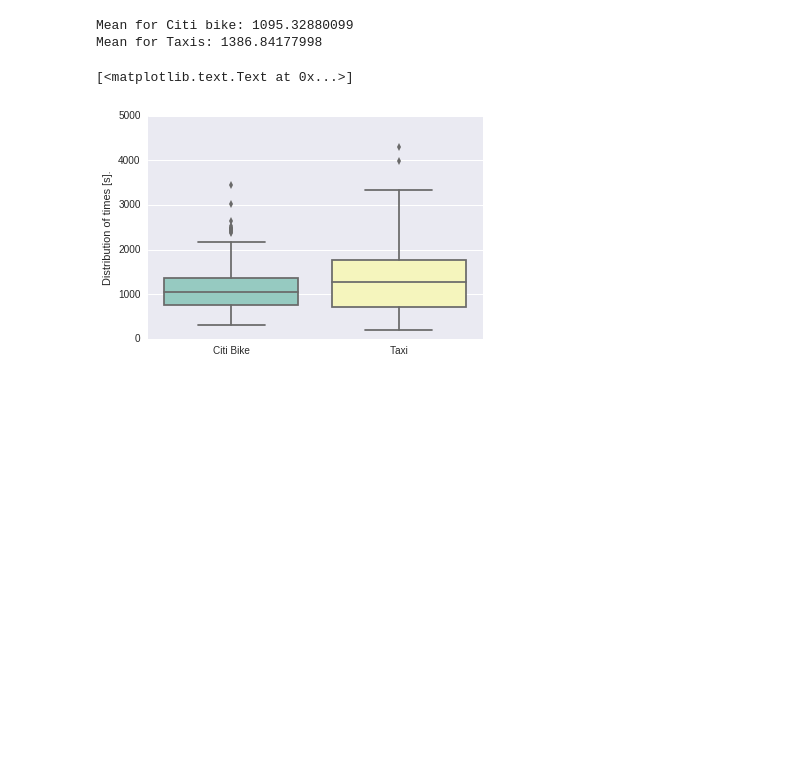
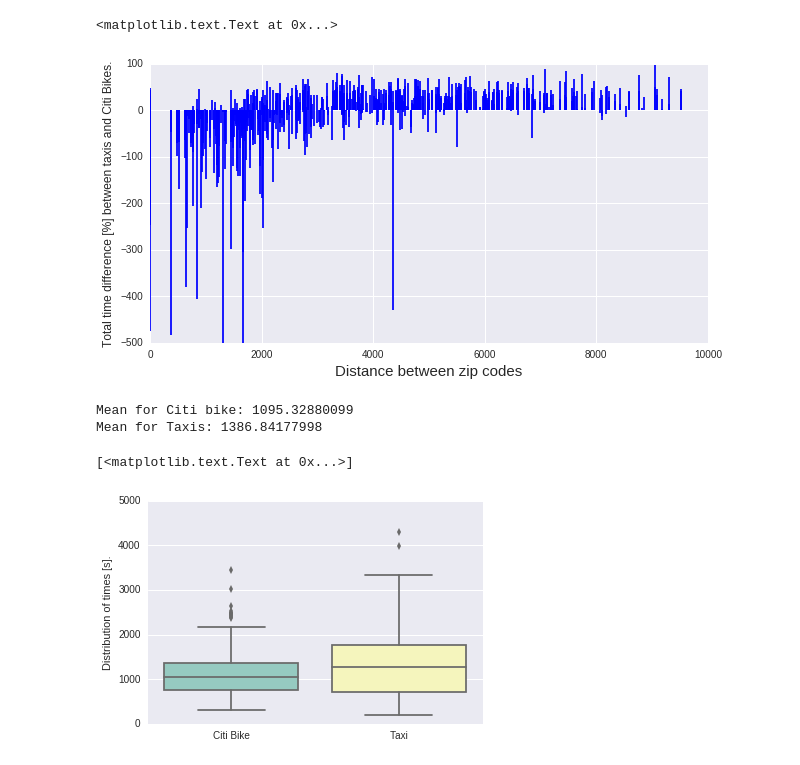
Before and after one commit to sarangof/Citibike-vs-taxis-NYC, a Jupyter notebook: resultsVisualization.ipynb, the cells around one changed output. Drawn from its saved outputs; the diff is of its cells as text; code cells hidden in the pictures; blank space fills up the shorter version.

```diff
--- a/resultsVisualization.ipynb
+++ b/resultsVisualization.ipynb
@@ -84,3 +87,12 @@ plt.ylabel("Total time difference [s] between taxis and Citi Bikes.")
+# %%
+plt.figure(figsize=(10,5))
+plt.vlines([val[1] for val in dict_total.values()], [0],[val[4] for val in dict_total.values()],color='blue')
+plt.ylim(-500, 100)
+plt.xlabel("Distance between zip codes",fontsize=15)
+plt.ylabel("Total time difference [%] between taxis and Citi Bikes.",fontsize=12)
+# %% [output]
+<matplotlib.text.Text at 0x...>
+[figure, added]
 # %%
 Total_trips = pd.DataFrame({"Citi Bike": [val[2] for val in dict_total.values()], "Taxi":[val[3] for val in dict_total.values()]},columns=["Citi Bike","Taxi"])
 
```
Also changed, not shown: parts of 3 cells of this notebook.
